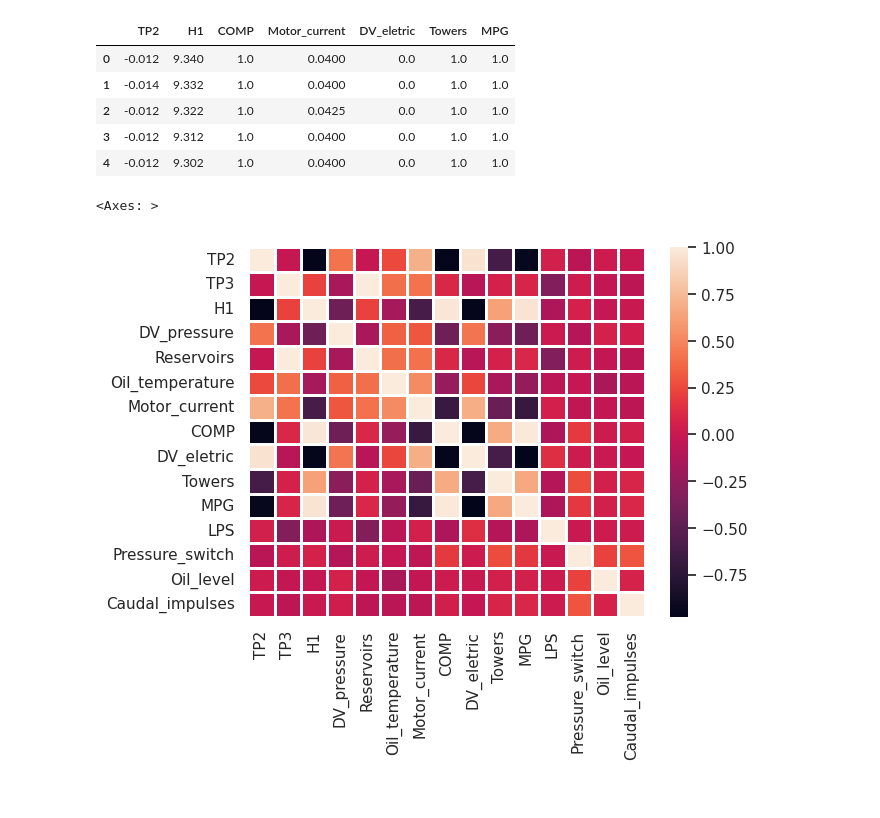
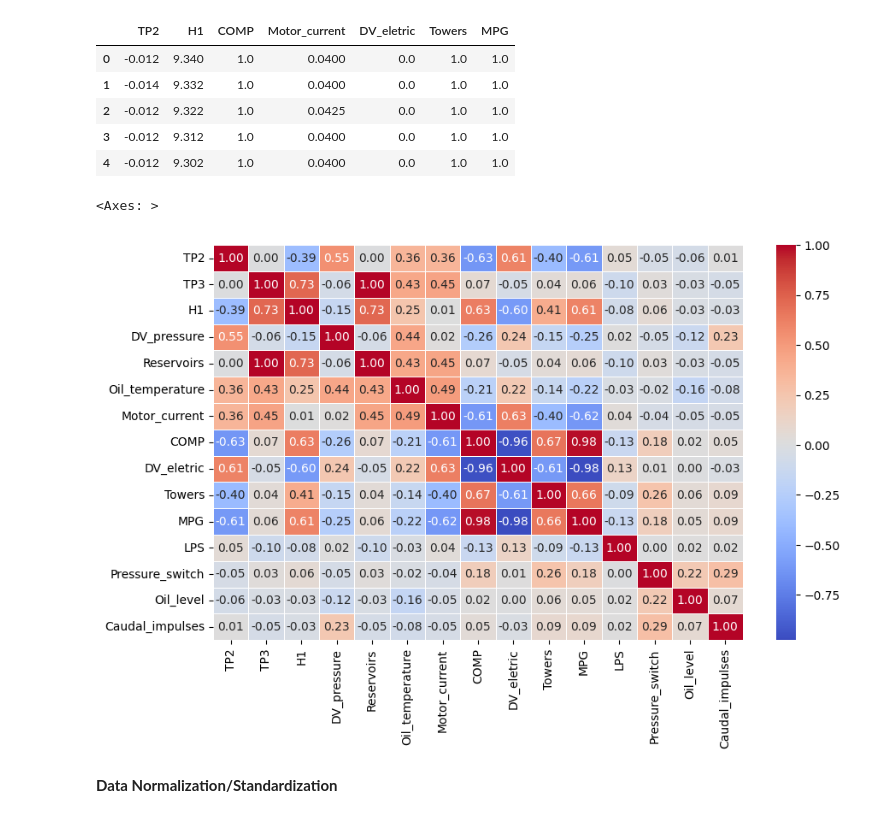
Before and after one commit to ayush0823/IT496_Fab_Five, a Jupyter notebook: Course Project 1/MPG_prediction.ipynb, the cells around one changed output. Saved outputs shown, nothing was run; the diff lists cells and outputs as text; code cells hidden in the pictures.

```diff
--- a/Course Project 1/MPG_prediction.ipynb
+++ b/Course Project 1/MPG_prediction.ipynb
@@ -146,7 +157,12 @@ data_df.head()
 | 4 | -0.012 | 9.302 | 1.0 | 0.0400 | 0.0 | 1.0 | 1.0 |
 # %%
 new_df = df[["TP2", "TP3", "H1", "DV_pressure", "Reservoirs", "Oil_temperature", "Motor_current", "COMP", "DV_eletric", "Towers","MPG","LPS","Pressure_switch","Oil_level","Caudal_impulses"]]
-sns.heatmap(data=new_df.corr(), lw = 1)
+# sns.heatmap(data=new_df.corr(), lw = 1, fmt='.2f', linewidth=0.4,annot_kws={"size": 10}, cmap='coolwarm',ax=ax)
+corr_matrix = new_df.corr(method='spearman')
+f, ax = plt.subplots(figsize=(10,6))
+sns.heatmap(corr_matrix, annot=True, fmt='.2f', linewidth=0.4, annot_kws={"size": 10}, cmap='coolwarm',ax=ax)
 # %% [output]
 <Axes: >
-[figure, old version]
+[figure, new version]
+# %% [markdown]
+**Data Normalization/Standardization**
```
Also changed, not shown: parts of 29 cells of this notebook.
